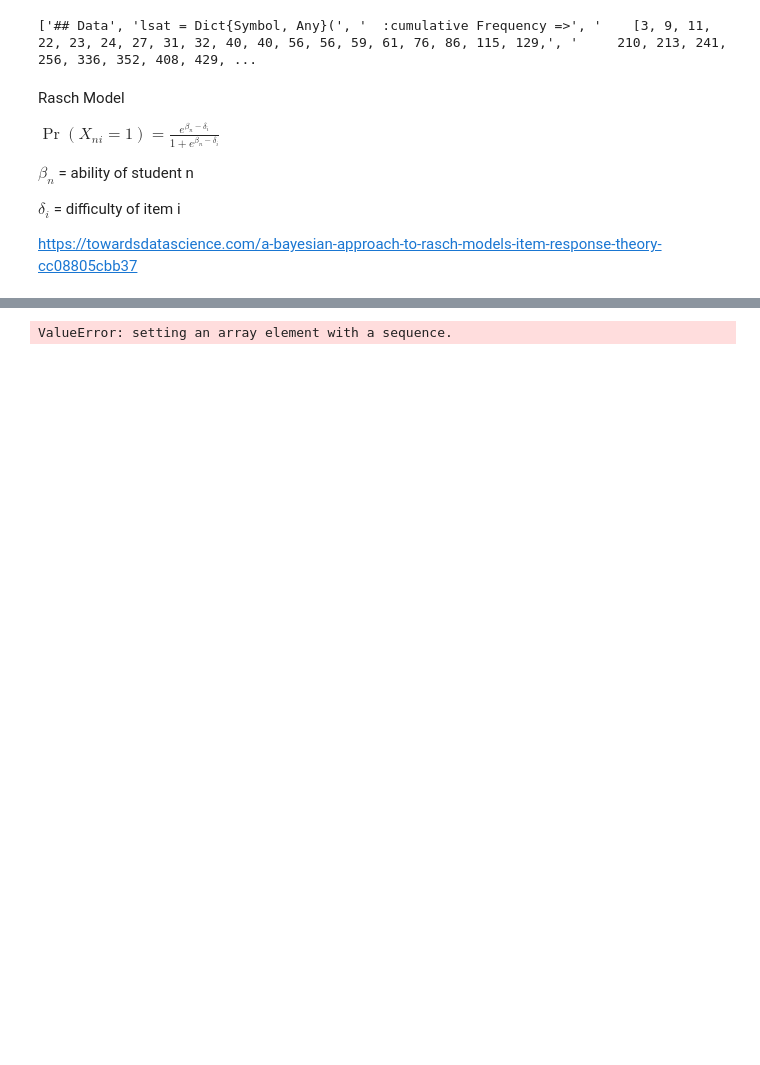
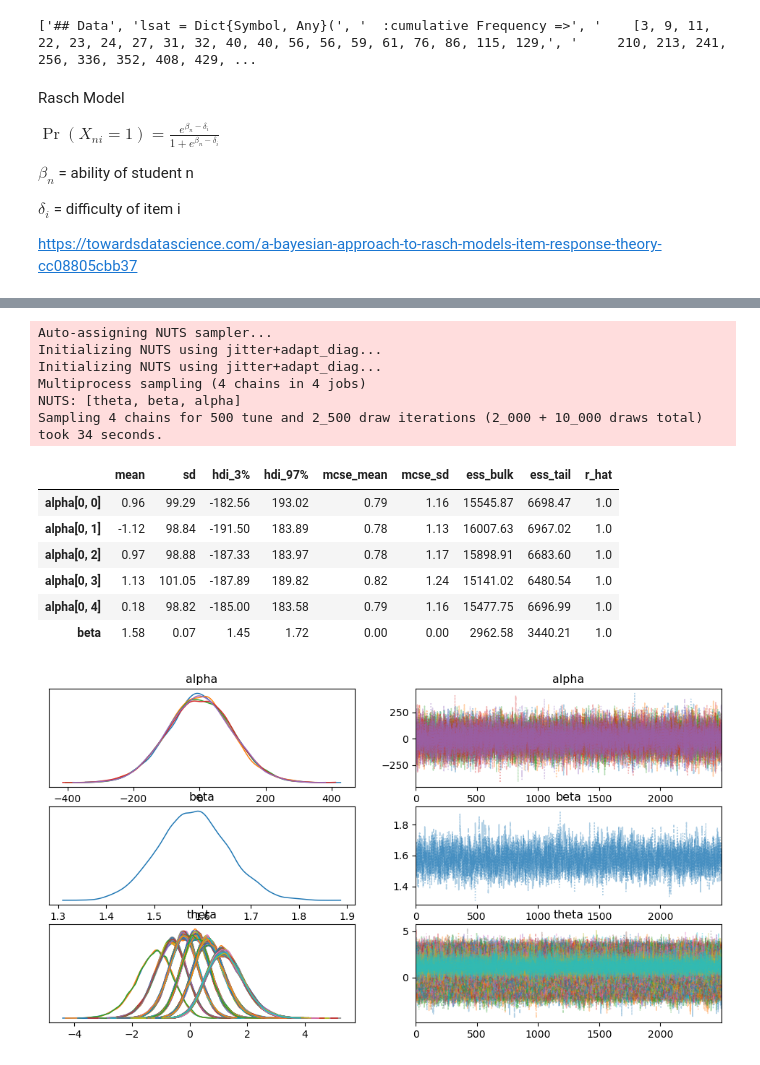
Before and after one commit to tanmaygoyal258/CS5350--Bayesian-Data-Analysis, a Jupyter notebook: Assignment1.ipynb, the cells around one changed output, grey strips where cells are left out. Drawn from its saved outputs; the diff is of its cells as text; code cells hidden in the pictures; blank space fills up the shorter version.

```diff
--- a/Assignment1.ipynb
+++ b/Assignment1.ipynb
@@ -39,6 +41,8 @@ cum_split = cum.split(',')
 
 for c in cum_split:
     cumulative.append(int(c))
+
+cumulative = np.array(cumulative)
 # %% [markdown]
 Rasch Model
 
@@ -49,3 +53,15 @@ $\beta_n$ = ability of student n
 $\delta_i$ = difficulty of item i
 
 https://towardsdatascience.com/a-bayesian-approach-to-rasch-models-item-response-theory-cc08805cbb37
+# %%
+data_matrix = []
+
+for idx in range(len(cumulative)):
+    if idx == 0:
+        for i in range(cumulative[idx]):
+            data_matrix.append(choices[idx])
+    else:
+        for i in range(cumulative[idx] - cumulative[idx - 1]):
+            data_matrix.append(choices[idx])
+
+data_matrix  = np.array(data_matrix)
@@ -53,21 +79,40 @@ https://towardsdatascience.com/a-bayesian-approach-to-rasch-models-item-response
 with pm.Model() as model:
 
     # prior on alpha
-    alpha = pm.Normal('alpha', mu=0, sigma=100 , shape = 5)
+    alpha = pm.Normal('alpha', mu=0, sigma=100 , shape = (1,5))
+    alpha = alpha - alpha.mean(0)
 
     # prior on beta
-    beta = pm.Flat('beta')
+    beta = pm.HalfFlat('beta')
 
     # prior on theta
-    theta = pm.Normal('theta' , mu = 0 , sigma = 1 , shape = 1000)
+    theta = pm.Normal('theta' , mu = 0 , sigma = 1 , shape = (1000,1))
 
-    p = np.zeros((1000 , 5))
-    for i in range(1000):
-        for j in range(5):
-            p[i][j] = pm.math.invlogit(alpha[j] + beta * theta[i])
 
-    r = pm.Bernoulli('r' , p = p , observed = choices)
+    p = pm.Deterministic('p' , beta * theta - alpha)
 
-    trace_100 = pm.sample(100,return_inferencedata=True)
+
+    y = pm.Bernoulli('y' , logit_p = p , observed = data_matrix)
+
+    trace = pm.sample(2500, tune=500, return_inferencedata=True , progressbar=True)
 # %% [output]
-ValueError: setting an array element with a sequence.
+Auto-assigning NUTS sampler...
+Initializing NUTS using jitter+adapt_diag...
+Initializing NUTS using jitter+adapt_diag...
+Multiprocess sampling (4 chains in 4 jobs)
+NUTS: [theta, beta, alpha]
+Sampling 4 chains for 500 tune and 2_500 draw iterations (2_000 + 10_000 draws total) took 34 seconds.
+# %%
+az.plot_trace(trace , var_names = ['alpha' , 'beta' , 'theta'] , combined = True)
+
+with model:
+    display(az.summary(trace , var_names = ['alpha' , 'beta'] , round_to = 2))
+# %% [output]
+|  | mean | sd | hdi_3% | hdi_97% | mcse_mean | mcse_sd | ess_bulk | ess_tail | r_hat |
+| alpha[0, 0] | 0.96 | 99.29 | -182.56 | 193.02 | 0.79 | 1.16 | 15545.87 | 6698.47 | 1.0 |
+| alpha[0, 1] | -1.12 | 98.84 | -191.50 | 183.89 | 0.78 | 1.13 | 16007.63 | 6967.02 | 1.0 |
+| alpha[0, 2] | 0.97 | 98.88 | -187.33 | 183.97 | 0.78 | 1.17 | 15898.91 | 6683.60 | 1.0 |
+| alpha[0, 3] | 1.13 | 101.05 | -187.89 | 189.82 | 0.82 | 1.24 | 15141.02 | 6480.54 | 1.0 |
+| alpha[0, 4] | 0.18 | 98.82 | -185.00 | 183.58 | 0.79 | 1.16 | 15477.75 | 6696.99 | 1.0 |
+| beta | 1.58 | 0.07 | 1.45 | 1.72 | 0.00 | 0.00 | 2962.58 | 3440.21 | 1.0 |
+[figure, added]
```
Also changed, not shown: parts of 5 cells of this notebook, 1 other file.
